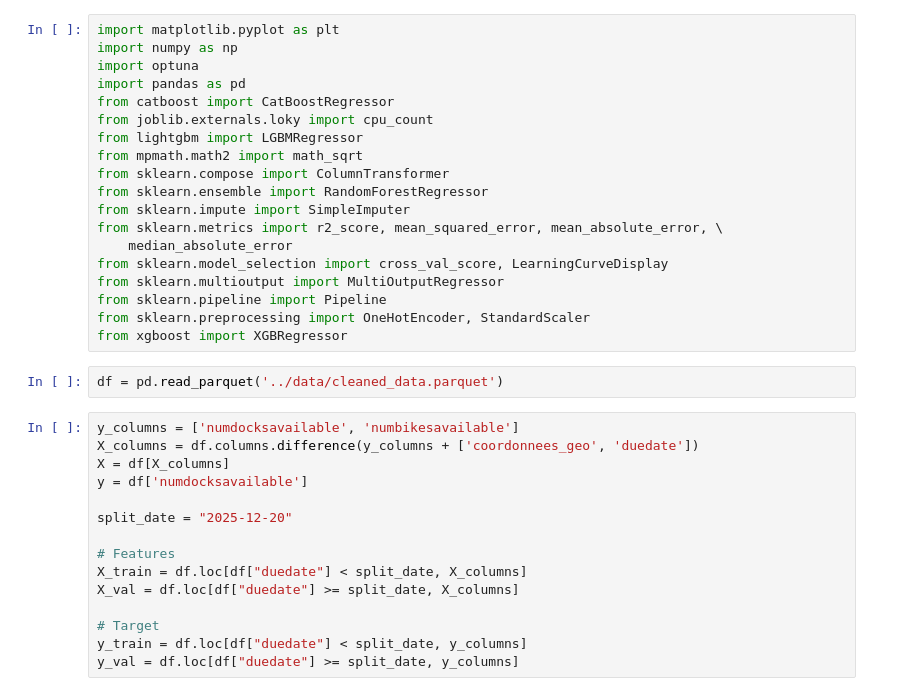
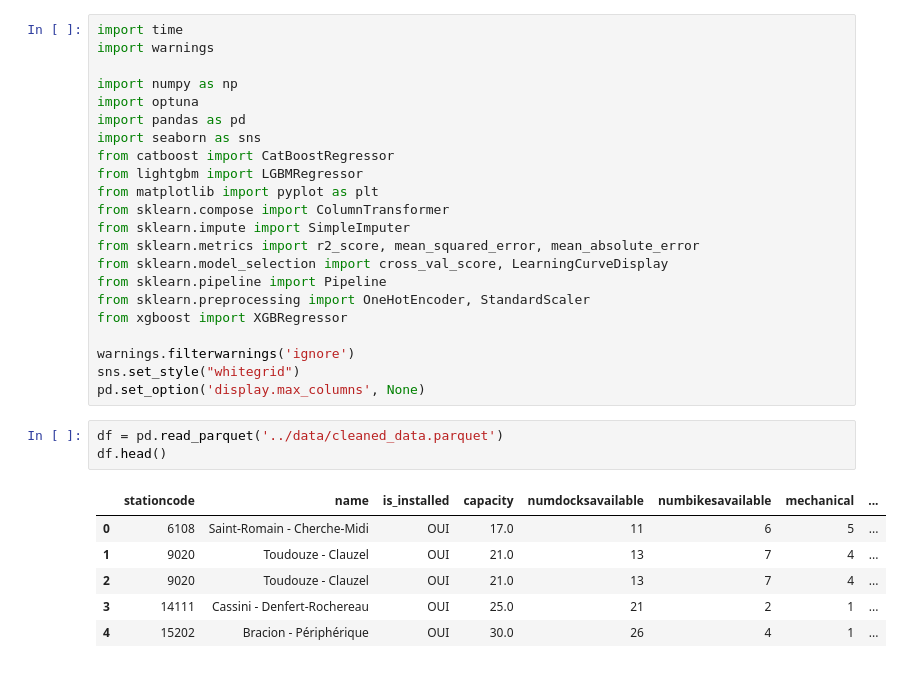
Before and after one commit to nvagno/velib-paris, a Jupyter notebook: notebooks/model_training.ipynb, the cells around one changed output. Cells and saved outputs as stored; diff of their text form.

```diff
--- a/notebooks/model_training.ipynb
+++ b/notebooks/model_training.ipynb
@@ -1,36 +1,32 @@
 # %%
-import matplotlib.pyplot as plt
+import time
+import warnings
+
 import numpy as np
 import optuna
 import pandas as pd
+import seaborn as sns
 from catboost import CatBoostRegressor
-from joblib.externals.loky import cpu_count
 from lightgbm import LGBMRegressor
-from mpmath.math2 import math_sqrt
+from matplotlib import pyplot as plt
 from sklearn.compose import ColumnTransformer
-from sklearn.ensemble import RandomForestRegressor
 from sklearn.impute import SimpleImputer
-from sklearn.metrics import r2_score, mean_squared_error, mean_absolute_error, \
-    median_absolute_error
+from sklearn.metrics import r2_score, mean_squared_error, mean_absolute_error
 from sklearn.model_selection import cross_val_score, LearningCurveDisplay
-from sklearn.multioutput import MultiOutputRegressor
 from sklearn.pipeline import Pipeline
 from sklearn.preprocessing import OneHotEncoder, StandardScaler
 from xgboost import XGBRegressor
+
+warnings.filterwarnings('ignore')
+sns.set_style("whitegrid")
+pd.set_option('display.max_columns', None)
 # %%
 df = pd.read_parquet('../data/cleaned_data.parquet')
+df.head()
+# %% [output]
+|  | stationcode | name | is_installed | capacity | numdocksavailable | numbikesavailable | mechanical | ... |
+| 0 | 6108 | Saint-Romain - Cherche-Midi | OUI | 17.0 | 11 | 6 | 5 | ... |
+| 1 | 9020 | Toudouze - Clauzel | OUI | 21.0 | 13 | 7 | 4 | ... |
+| 2 | 9020 | Toudouze - Clauzel | OUI | 21.0 | 13 | 7 | 4 | ... |
+| 3 | 14111 | Cassini - Denfert-Rochereau | OUI | 25.0 | 21 | 2 | 1 | ... |
+| 4 | 15202 | Bracion - Périphérique | OUI | 30.0 | 26 | 4 | 1 | ... |
-# %%
-y_columns = ['numdocksavailable', 'numbikesavailable']
-X_columns = df.columns.difference(y_columns + ['coordonnees_geo', 'duedate'])
-X = df[X_columns]
-y = df['numdocksavailable']
-
-split_date = "2025-12-20"
-
-# Features
-X_train = df.loc[df["duedate"] < split_date, X_columns]
-X_val = df.loc[df["duedate"] >= split_date, X_columns]
-
-# Target
-y_train = df.loc[df["duedate"] < split_date, y_columns]
-y_val = df.loc[df["duedate"] >= split_date, y_columns]
```
Also changed, not shown: parts of 10 cells of this notebook.
